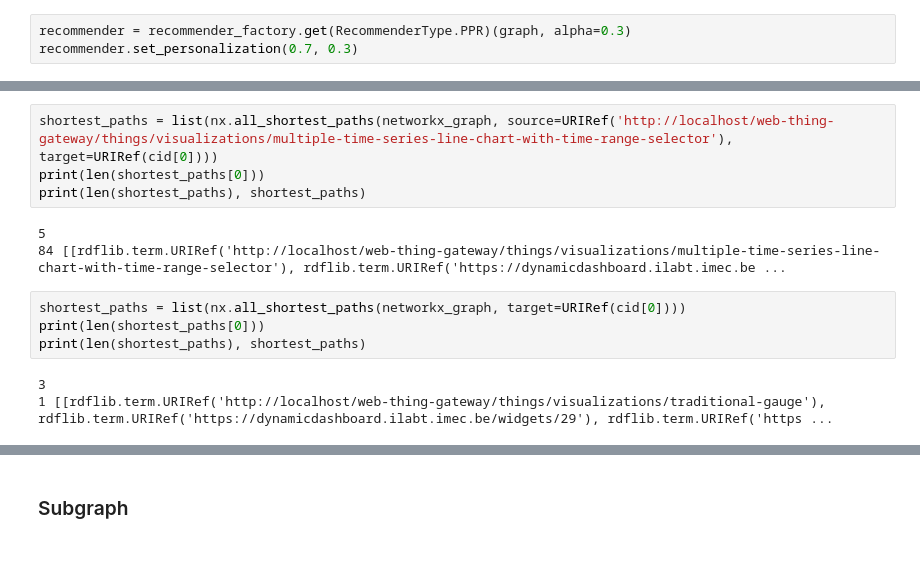
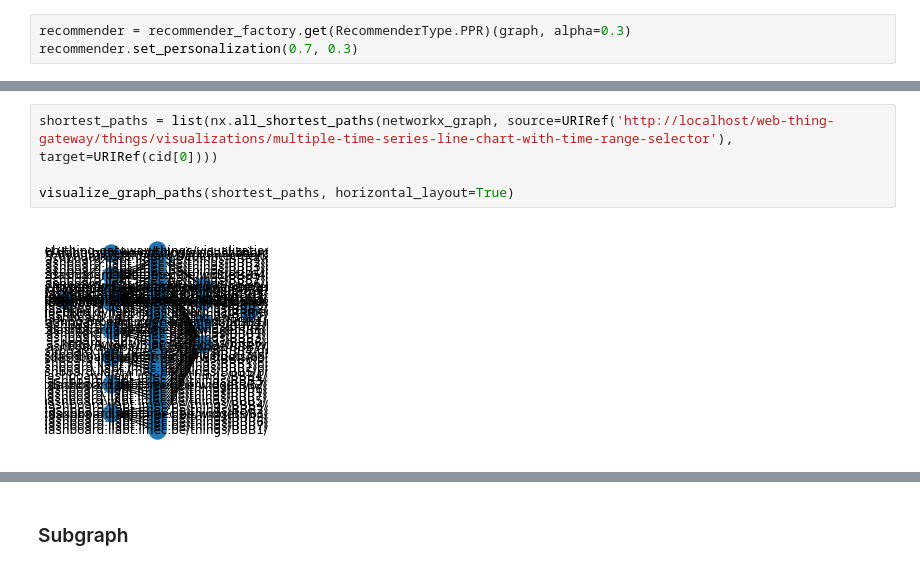
Before and after one commit to predict-idlab/VisCARS, a Jupyter notebook: notebooks/explainability.ipynb, the cells around one changed output, grey strips where cells are left out. Cells and saved outputs as stored; diff of their text form.

```diff
--- a/notebooks/explainability.ipynb
+++ b/notebooks/explainability.ipynb
@@ -71,14 +117,6 @@ print(len(shortest_paths), shortest_paths)
 # %%
 shortest_paths = list(nx.all_shortest_paths(networkx_graph, source=URIRef('http://localhost/web-thing-gateway/things/visualizations/multiple-time-series-line-chart-with-time-range-selector'), target=URIRef(cid[0])))
-print(len(shortest_paths[0]))
-print(len(shortest_paths), shortest_paths)
+
+visualize_graph_paths(shortest_paths, horizontal_layout=True)
 # %% [output]
-5
-84 [[rdflib.term.URIRef('http://localhost/web-thing-gateway/things/visualizations/multiple-time-series-line-chart-with-time-range-selector'), rdflib.term.URIRef('https://dynamicdashboard.ilabt.imec.be ...
+[figure, added]
-# %%
-shortest_paths = list(nx.all_shortest_paths(networkx_graph, target=URIRef(cid[0])))
-print(len(shortest_paths[0]))
-print(len(shortest_paths), shortest_paths)
-# %% [output]
-3
-1 [[rdflib.term.URIRef('http://localhost/web-thing-gateway/things/visualizations/traditional-gauge'), rdflib.term.URIRef('https://dynamicdashboard.ilabt.imec.be/widgets/29'), rdflib.term.URIRef('https ...
```
Also changed, not shown: parts of 8 cells of this notebook, 2 other files.
